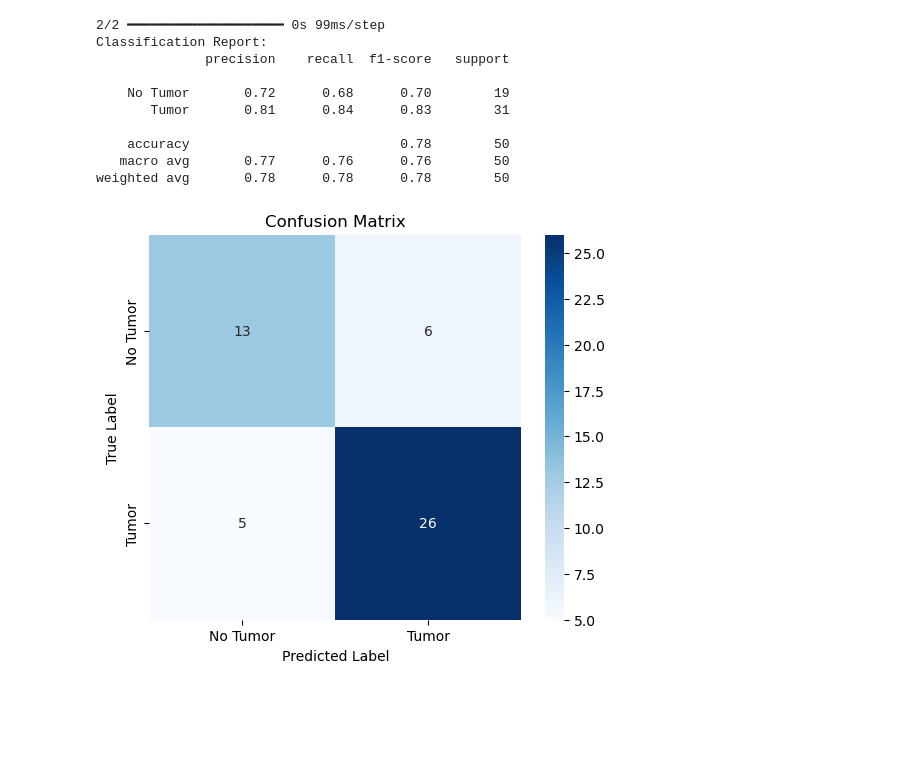
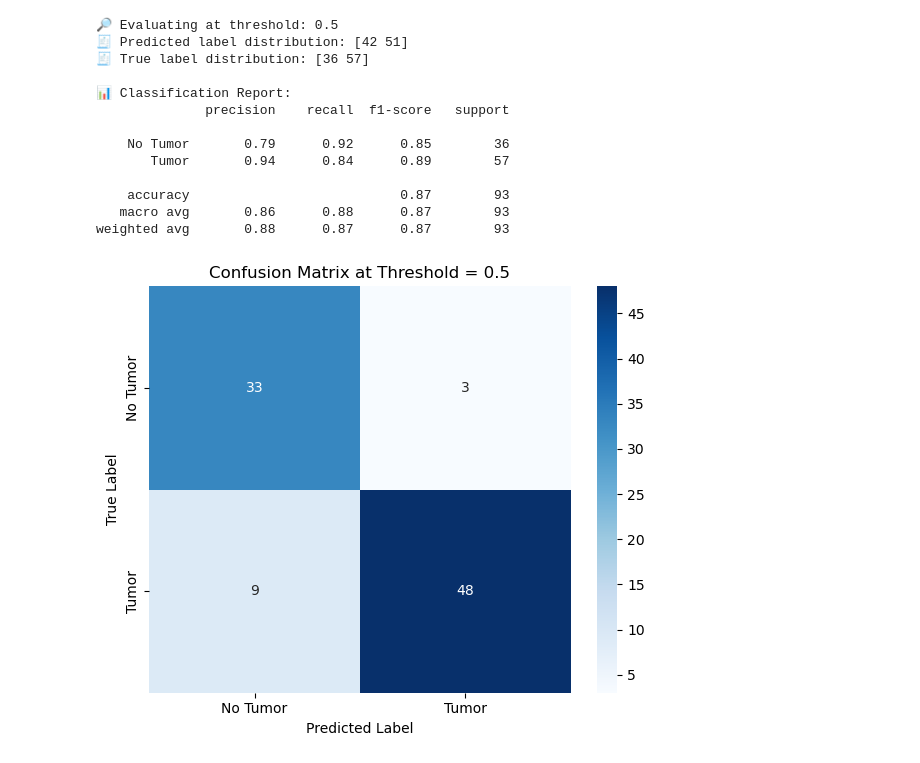
Before and after one commit to sanchitash15/Brain-Tumor-Detection, a Jupyter notebook: Brain_Tumour_Detection.ipynb, the cells around one changed output. Drawn from its saved outputs; the diff is of its cells as text; code cells hidden in the pictures; blank space fills up the shorter version.

```diff
--- a/Brain_Tumour_Detection.ipynb
+++ b/Brain_Tumour_Detection.ipynb
@@ -327,41 +657,74 @@ plt.show()
 # %%
 #The confusion matrix shows how many images the model correctly or incorrectly classified.
 #Precision and recall tell us about false positives and false negatives, which are critical in medical diagnosis.
 
 
 
 
 from sklearn.metrics import classification_report, confusion_matrix
+import numpy as np
 import seaborn as sns
 import matplotlib.pyplot as plt
 
-# Predict on validation data
+# ✅ Reset the validation generator
 validation_generator.reset()
-preds = model.predict(validation_generator)
-pred_labels = (preds > 0.5).astype(int).flatten()
+
+# ✅ Predict probabilities
+preds = model.predict(
+    validation_generator,
+    steps=len(validation_generator),
+    verbose=0
+)
+
+# ✅ Ground truth
 true_labels = validation_generator.classes
 
-# Print classification report (Precision, Recall, F1-score)
-print("Classification Report:")
-print(classification_report(true_labels, pred_labels, target_names=['No Tumor', 'Tumor']))
+# ✅ Try multiple thresholds
+for thresh in [0.5, 0.4, 0.3, 0.2]:
+    print(f"\n🔎 Evaluating at threshold: {thresh}")
+    pred_labels = (preds > thresh).astype(int).flatten()
 
-# Plot confusion matrix
-cm = confusion_matrix(true_labels, pred_labels)
-plt.figure(figsize=(6,5))
-sns.heatmap(cm, annot=True, fmt='d', cmap='Blues', xticklabels=['No Tumor', 'Tumor'], yticklabels=['No Tumor', 'Tumor'])
-plt.xlabel('Predicted Label')
-plt.ylabel('True Label')
-plt.title('Confusion Matrix')
-plt.show()
+    # 🧾 Label distribution
+    print("🧾 Predicted label distribution:", np.bincount(pred_labels))
+    print("🧾 True label distribution:", np.bincount(true_labels))
+
+    # 📊 Classification report
+    print("\n📊 Classification Report:")
+    print(classification_report(
+        true_labels,
+        pred_labels,
+        target_names=['No Tumor', 'Tumor'],
+        zero_division=0
+    ))
+
+    # 📉 Confusion matrix
+    cm = confusion_matrix(true_labels, pred_labels)
+    plt.figure(figsize=(6, 5))
+    sns.heatmap(
+        cm,
+        annot=True,
+        fmt='d',
+        cmap='Blues',
+        xticklabels=['No Tumor', 'Tumor'],
+        yticklabels=['No Tumor', 'Tumor']
+    )
+    plt.title(f'Confusion Matrix at Threshold = {thresh}')
+    plt.xlabel('Predicted Label')
+    plt.ylabel('True Label')
+    plt.tight_layout()
+    plt.show()
 # %% [output]
-2/2 ━━━━━━━━━━━━━━━━━━━━ 0s 99ms/step
-Classification Report:
+🔎 Evaluating at threshold: 0.5
+🧾 Predicted label distribution: [42 51]
+🧾 True label distribution: [36 57]
+
+📊 Classification Report:
               precision    recall  f1-score   support
 
-    No Tumor       0.72      0.68      0.70        19
-       Tumor       0.81      0.84      0.83        31
+    No Tumor       0.79      0.92      0.85        36
+       Tumor       0.94      0.84      0.89        57
 
-    accuracy                           0.78        50
-   macro avg       0.77      0.76      0.76        50
-weighted avg       0.78      0.78      0.78        50
+    accuracy                           0.87        93
+   macro avg       0.86      0.88      0.87        93
+weighted avg       0.88      0.87      0.87        93
-[figure, old version]
+[figure, new version]
```
Also changed, not shown: parts of 38 cells of this notebook, 2 other files.
